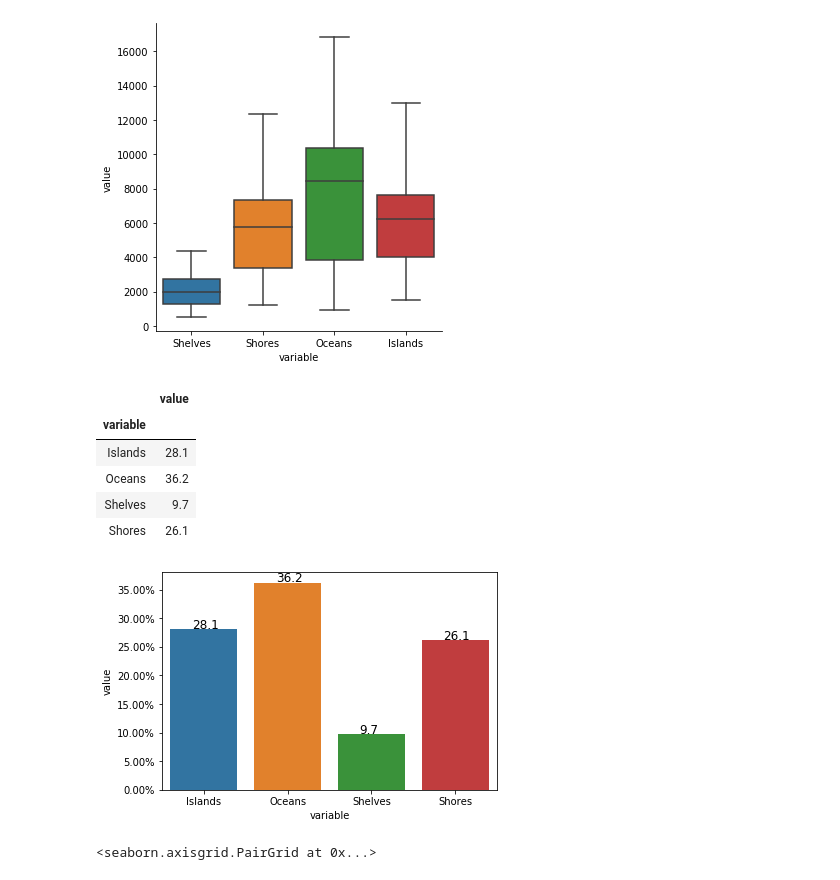
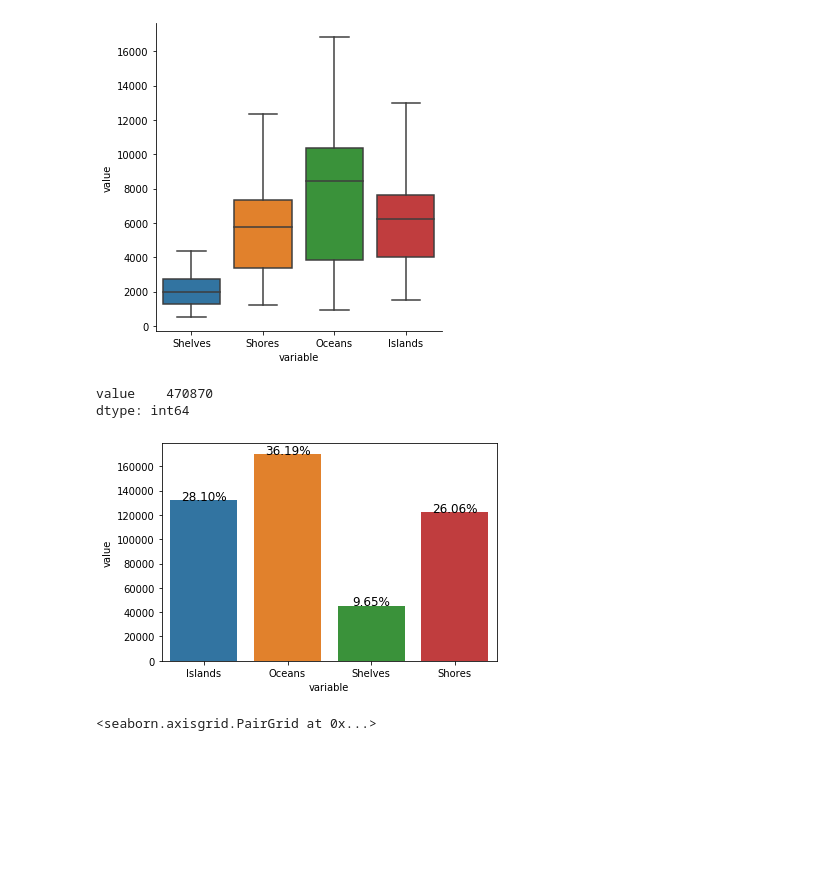
Before and after one commit to wernerolaf/Bioinformatyka, a Jupyter notebook: CPG/CPG_islands.ipynb, the cells around one changed output. Cells and saved outputs as stored; diff of their text form; code cells hidden in the pictures; blank space fills up the shorter version.

```diff
--- a/CPG/CPG_islands.ipynb
+++ b/CPG/CPG_islands.ipynb
@@ -593,9 +593,9 @@ sns.catplot(y="value",x="chrom",data=wizuali,col="variable",kind="bar")
 # %%
 wizuali2=wizuali.groupby("chrom").sum()
 
-wizuali2=wizuali2/wizuali2.sum()
+#wizuali2=wizuali2/wizuali2.sum()
 
-wizuali2=wizuali2.round(3)*100
+#wizuali2=wizuali2.round(3)*100
 
-wizuali2
+wizuali2.sum()
 # %% [output]
@@ -620,7 +604,10 @@ wizuali2
 # %%
 ax=sns.barplot(y="value",x="chrom",data=wizuali2.reset_index())
-y_value=['{:,.2f}'.format(x) + '%' for x in ax.get_yticks()]
-ax.set_yticklabels(y_value)
+
 for p in ax.patches:
-    ax.annotate('{:.1f}'.format(p.get_height()), (p.get_x()-0.1, p.get_height()+0.1))
+    height = p.get_height()
+    ax.text(p.get_x()+p.get_width()/2.,
+            height + 3,
+            '{:1.0f}%'.format(int(height/4708.70)),
+            ha="center")
 # %% [output]
@@ -638,26 +625,25 @@ sns.catplot(y="value",x="variable",data=wizuali,kind="box")
 # %%
 wizuali3=wizuali.groupby("variable").sum()
 
-wizuali3=wizuali3/wizuali3.sum()
+#wizuali3=wizuali3/wizuali3.sum()
 
-wizuali3=wizuali3.round(3)*100
+#wizuali3=wizuali3.round(3)*100
 
-wizuali3
+wizuali3.sum()
 # %% [output]
-|  | value |
-| variable |  |
-| Islands | 28.1 |
-| Oceans | 36.2 |
-| Shelves | 9.7 |
-| Shores | 26.1 |
+value    470870
+dtype: int64
 # %%
 ax=sns.barplot(y="value",x="variable",data=wizuali3.reset_index())
-y_value=['{:,.2f}'.format(x) + '%' for x in ax.get_yticks()]
-ax.set_yticklabels(y_value)
+
 for p in ax.patches:
-    ax.annotate('{:.1f}'.format(p.get_height()), (p.get_x()+0.26, p.get_height()+0.2), size='large')
+    height = p.get_height()
+    ax.text(p.get_x()+p.get_width()/2.,
+            height + 3,
+            '{:1.2f}%'.format(height/4708.70),
+            ha="center", size='large')
 # %% [output]
-[figure, old version]
+[figure, new version]
 # %%
 sns.pairplot(data=wizuali,hue="variable")
 # %% [output]
```
Also changed, not shown: parts of 4 cells of this notebook.
